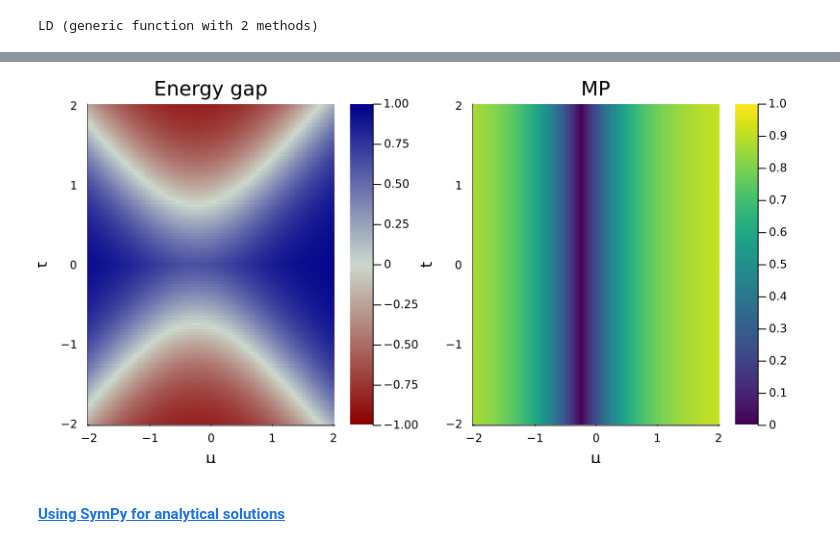
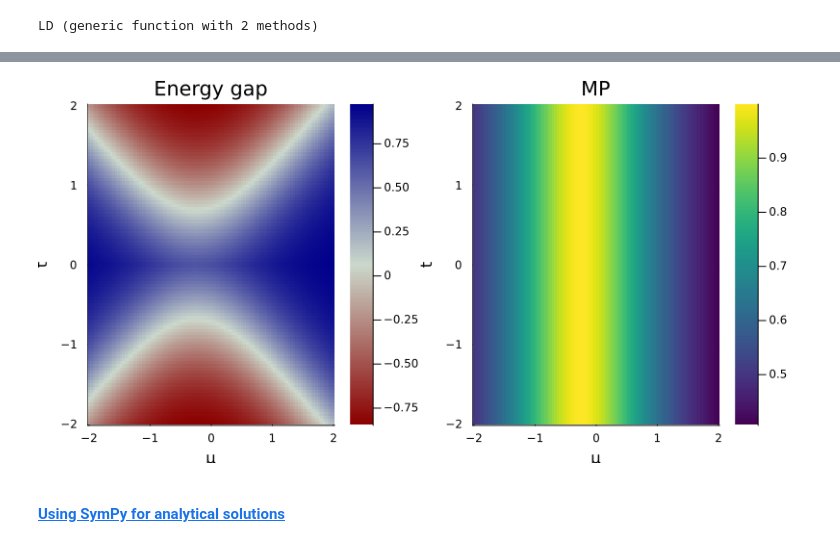
Before and after one commit to cvsvensson/QuantumDots.jl, a Jupyter notebook: examples/pmm_notebook.jl.ipynb, the cells around one changed output, grey strips where cells are left out. Saved outputs shown, nothing was run; the diff lists cells and outputs as text; code cells hidden in the pictures.

```diff
--- a/examples/pmm_notebook.jl.ipynb
+++ b/examples/pmm_notebook.jl.ipynb
@@ -353,20 +340,20 @@ LD_R &=  \| \operatorname{Tr}_{R^c}[\delta\rho] \|
 # %%
 function LD(ψₒ, ψₑ, R, c=c)
     δρ = ψₒ*ψₒ' - ψₑ*ψₑ'
-    norm(reduced_density_matrix(δρ, R, c), 1)
+    norm(partial_trace(δρ, R, c), 1)
 end
 # %% [output]
 LD (generic function with 2 methods)
 # %%
 function fullsolve(μ, t, Δ, V, c=c)
     H = ham(μ, t, Δ, V, c)
-    energies, states, _ = parity_eigen(H, c)
-    Eₒ = first(energies[1])
-    Eₑ = first(energies[2])
-    ψₒ = states[1][:, 1]
-    ψₑ = states[2][:, 1]
-    N = length(c)
-    R = 1:N÷2
-    return (; mp=MP(ψₒ, ψₑ, R, c), ld=LD(ψₒ, ψₑ, R, c), gap=Eₒ - Eₑ)
+    eigs = block_eigen(H, c)
+    Eₒ, Eₑ = ground_energies(eigs)
+    ψₒ, ψₑ = ground_states(eigs)
+    R = 1:(length(c)÷2)
+    gap = Eₒ - Eₑ
+    mp = MP(ψₒ, ψₑ, R, c)
+    ld = LD(ψₒ, ψₑ, R, c)
+    return (; mp, ld, gap)
 end
 # %% [output]
@@ -384,9 +382,9 @@ fig = plot(p1, p2, size=400 .* (2, 1))
 # %%
-p1 = heatmap(μs, ts, map(x -> tanh(x.gap), data)', xlabel="μ", ylabel="t", title="Energy gap", c=:redsblues, clims=(-1, 1))
-p2 = heatmap(μs, ts, map(x -> x.ld, data)', xlabel="μ", ylabel="t", title="MP", c=:viridis, clims=(0, 1))
+p1 = heatmap(μs, ts, map(x -> tanh(x.gap), data)', xlabel="μ", ylabel="t", title="Energy gap", c=:redsblues, colorrange=(-1, 1))
+p2 = heatmap(μs, ts, map(x -> x.mp, data)', xlabel="μ", ylabel="t", title="MP", c=:viridis, colorrange=(0, 1))
 fig = plot(p1, p2, size=400 .* (2, 1))
 # %% [output]
-[figure, old version]
+[figure, new version]
 # %% [markdown]
 #### <a id='toc1_1_2_3_'></a>[Using SymPy for analytical solutions](#toc0_)
 # %%
```
Also changed, not shown: parts of 10 cells of this notebook, 7 other files.
